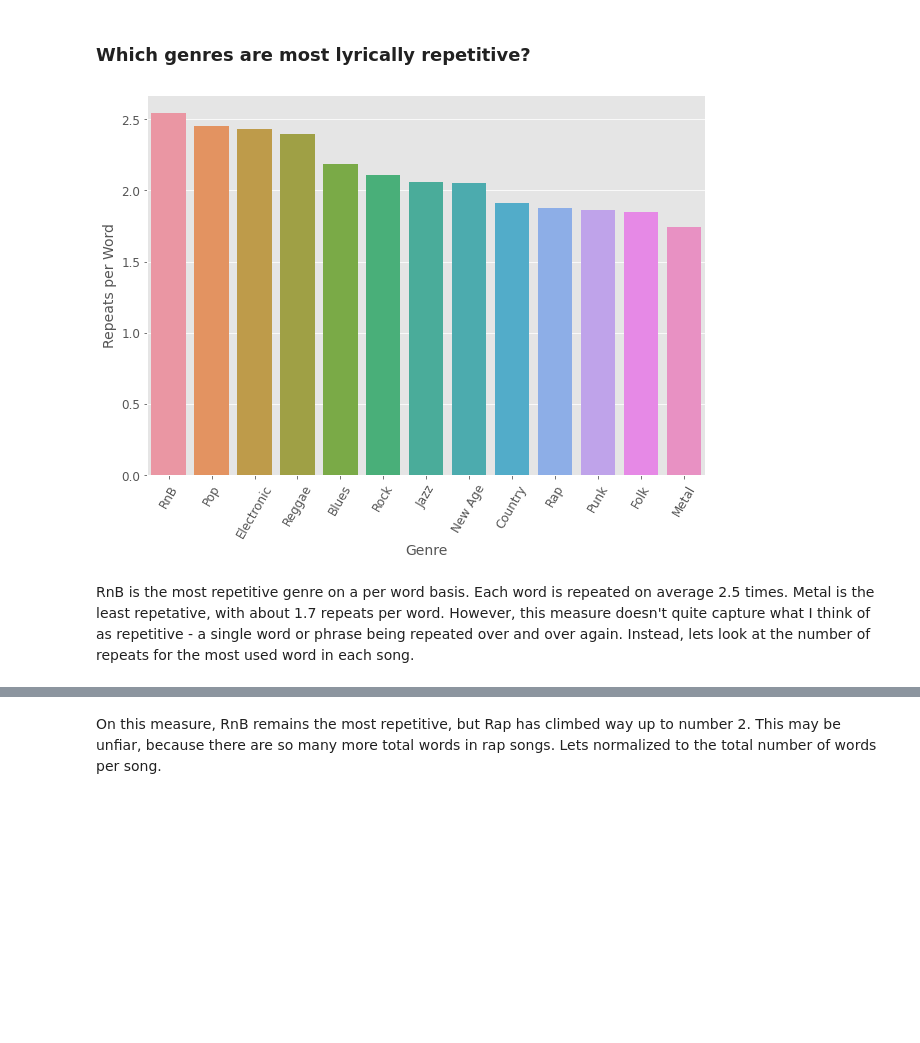
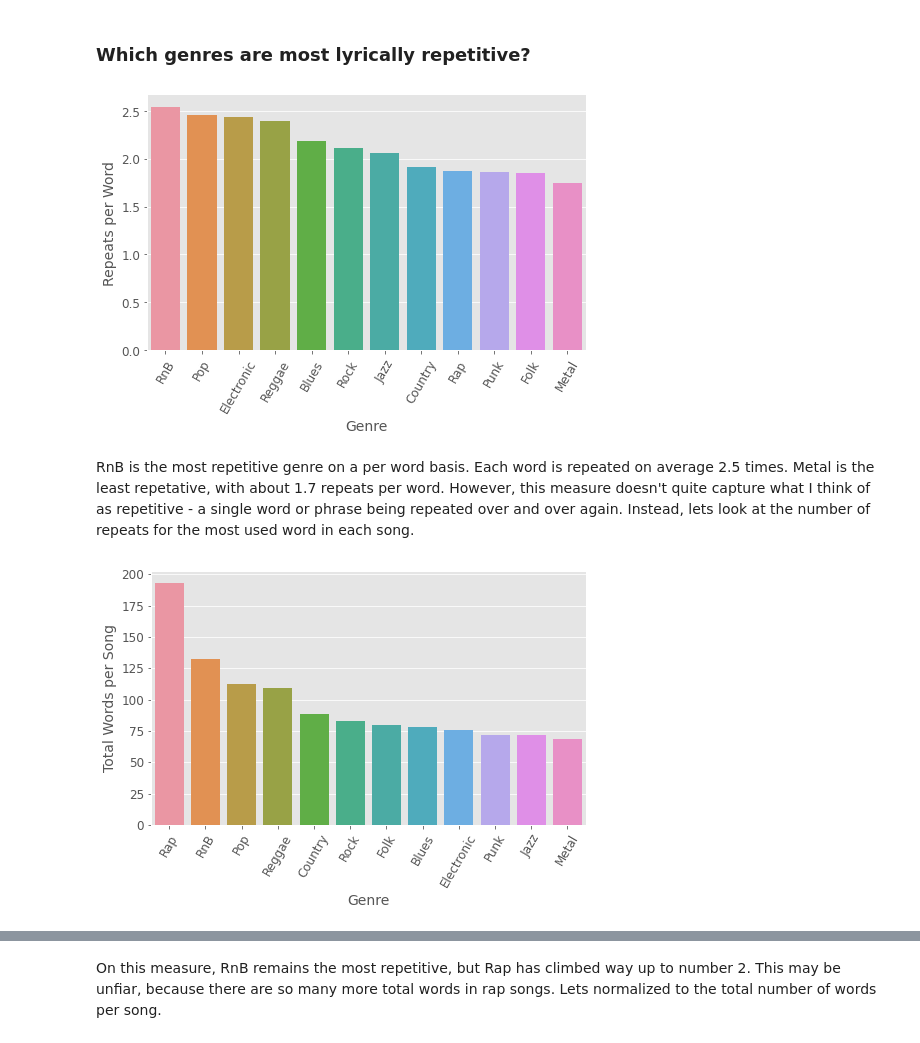
Before and after one commit to Nick-Henderson/genre-from-lyrics, a Jupyter notebook: Genre_from_lyrics_notebook.ipynb, the cells around one changed output, grey strips where cells are left out. Drawn from its saved outputs; the diff is of its cells as text; code cells hidden in the pictures; blank space fills up the shorter version.

```diff
--- a/Genre_from_lyrics_notebook.ipynb
+++ b/Genre_from_lyrics_notebook.ipynb
@@ -293,3 +294,5 @@ The classes are very unbalanced. There are far more rock songs than any other ge
+# %%
+cts = cts[cts.genre != 'New Age']
 # %% [markdown]
 ### Which genres have the largest vocabulary?
 # %%
@@ -319,21 +323,33 @@ We can see that rap is far and away the genre with the largest vocabulary. This
 # %%
 # Calculate number of repeats per word per song
 #  total words/unique words
 unique['total_words'] = cts.iloc[:,4:].sum(axis=1)
 unique['repeats'] = unique['total_words']/unique['unique_words']
 
 avgs = unique.groupby('genre').mean().sort_values(by='repeats',ascending=False)
 
-fig,ax = plt.subplots(figsize=(10,7))
+fig,ax = plt.subplots(figsize=(7,5))
 sns.barplot(x=avgs.index,y=avgs['repeats'],ax=ax)
 ax.set_xlabel('Genre',fontsize=14)
 plt.xticks(rotation='60')
 ax.set_ylabel('Repeats per Word',fontsize=14)
+fig.tight_layout()
 fig.savefig('figs/repeats_per_word.png')
 # %% [output]
-[figure, old version]
+[figure, new version]
 # %% [markdown]
 RnB is the most repetitive genre on a per word basis. Each word is repeated on average 2.5 times. Metal is the least repetative, with about 1.7 repeats per word. However, this measure doesn't quite capture what I think of as repetitive - a single word or phrase being repeated over and over again. Instead, lets look at the number of repeats for the most used word in each song.
+# %%
+avgs = unique.groupby('genre').mean().sort_values(by='total_words',ascending=False)
+fig,ax = plt.subplots(figsize=(7,5))
+sns.barplot(x=avgs.index,y=avgs['total_words'],ax=ax)
+ax.set_xlabel('Genre',fontsize=14)
+plt.xticks(rotation='60')
+ax.set_ylabel('Total Words per Song',fontsize=14)
+fig.tight_layout()
+fig.savefig('figs/words_per_song.png')
+# %% [output]
+[figure, added]
 # %%
 unique['max'] = cts.iloc[:,4:].max(axis = 1)
 avgs = unique.groupby('genre').mean().sort_values(by='max',ascending=False)
```
Also changed, not shown: parts of 49 cells of this notebook, 7 other files.
